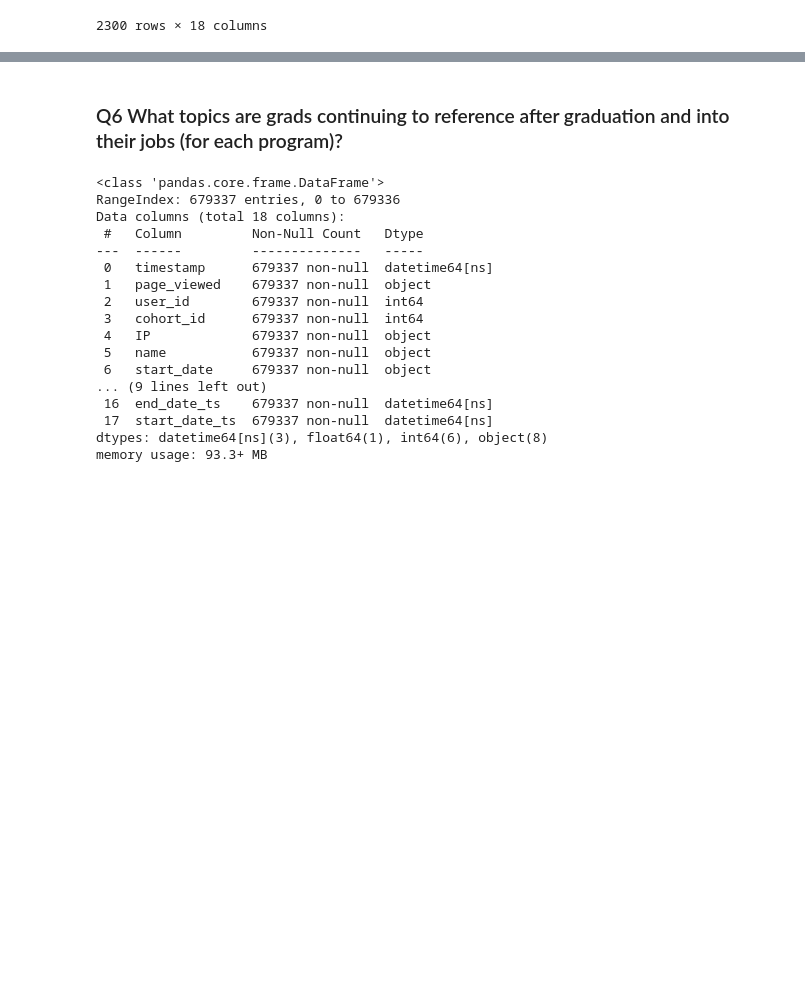
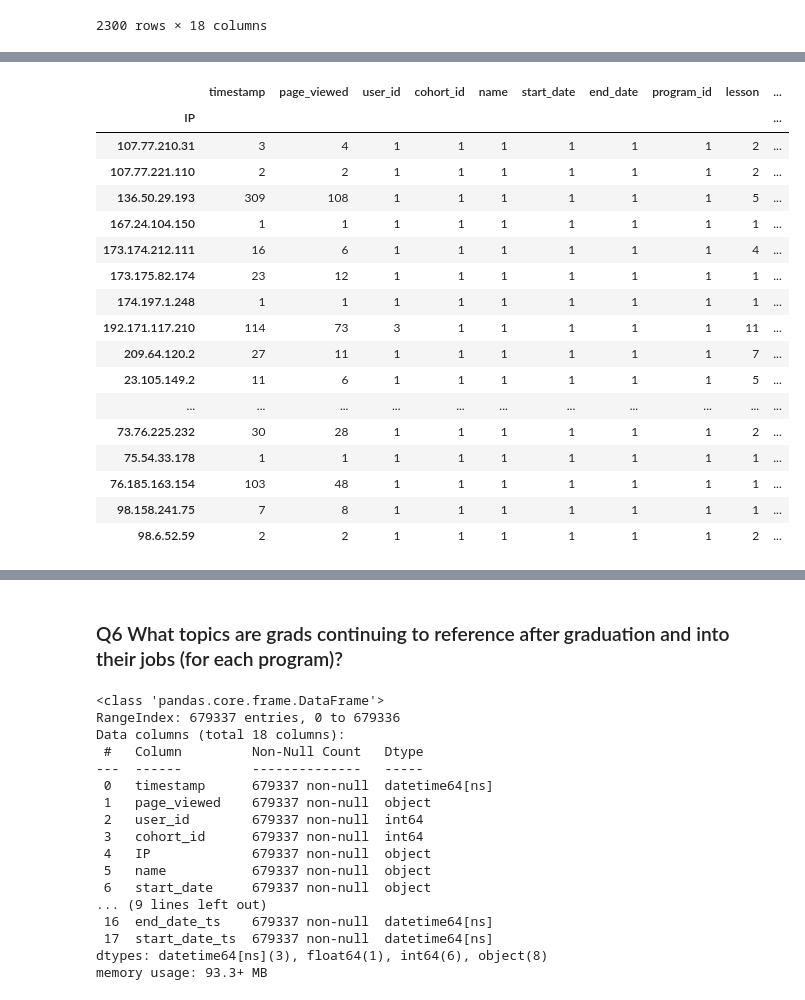
Before and after one commit to RyvynYoung/curriculum_access_project, a Jupyter notebook: curriculum_access.ipynb, the cells around one changed output, grey strips where cells are left out. Cells and saved outputs as stored; diff of their text form; code cells hidden in the pictures; blank space fills up the shorter version.

```diff
--- a/curriculum_access.ipynb
+++ b/curriculum_access.ipynb
@@ -1283,0 +1635,23 @@ c14_post[c14_post.IP == '97.105.19.61']
+# %%
+# cohort 14 where there are 12 user_ids in use 2-4 years after graduation (+2K)
+c14_post2 = post_grad2[post_grad2.cohort_id == 14]
+c14_post2.groupby('IP').nunique()
+# %% [output]
+|  | timestamp | page_viewed | user_id | cohort_id | name | start_date | end_date | program_id | lesson | ... |
+| IP |  |  |  |  |  |  |  |  |  | ... |
+| 107.77.210.31 | 3 | 4 | 1 | 1 | 1 | 1 | 1 | 1 | 2 | ... |
+| 107.77.221.110 | 2 | 2 | 1 | 1 | 1 | 1 | 1 | 1 | 2 | ... |
+| 136.50.29.193 | 309 | 108 | 1 | 1 | 1 | 1 | 1 | 1 | 5 | ... |
+| 167.24.104.150 | 1 | 1 | 1 | 1 | 1 | 1 | 1 | 1 | 1 | ... |
+| 173.174.212.111 | 16 | 6 | 1 | 1 | 1 | 1 | 1 | 1 | 4 | ... |
+| 173.175.82.174 | 23 | 12 | 1 | 1 | 1 | 1 | 1 | 1 | 1 | ... |
+| 174.197.1.248 | 1 | 1 | 1 | 1 | 1 | 1 | 1 | 1 | 1 | ... |
+| 192.171.117.210 | 114 | 73 | 3 | 1 | 1 | 1 | 1 | 1 | 11 | ... |
+| 209.64.120.2 | 27 | 11 | 1 | 1 | 1 | 1 | 1 | 1 | 7 | ... |
+| 23.105.149.2 | 11 | 6 | 1 | 1 | 1 | 1 | 1 | 1 | 5 | ... |
+| ... | ... | ... | ... | ... | ... | ... | ... | ... | ... | ... |
+| 73.76.225.232 | 30 | 28 | 1 | 1 | 1 | 1 | 1 | 1 | 2 | ... |
+| 75.54.33.178 | 1 | 1 | 1 | 1 | 1 | 1 | 1 | 1 | 1 | ... |
+| 76.185.163.154 | 103 | 48 | 1 | 1 | 1 | 1 | 1 | 1 | 1 | ... |
+| 98.158.241.75 | 7 | 8 | 1 | 1 | 1 | 1 | 1 | 1 | 1 | ... |
+| 98.6.52.59 | 2 | 2 | 1 | 1 | 1 | 1 | 1 | 1 | 2 | ... |
```
Also changed, not shown: parts of 46 cells of this notebook.
